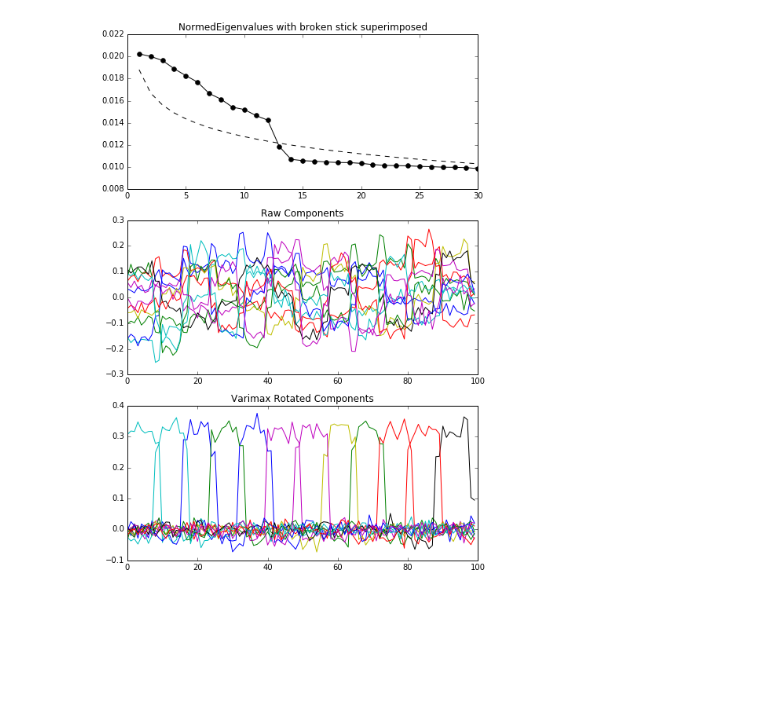
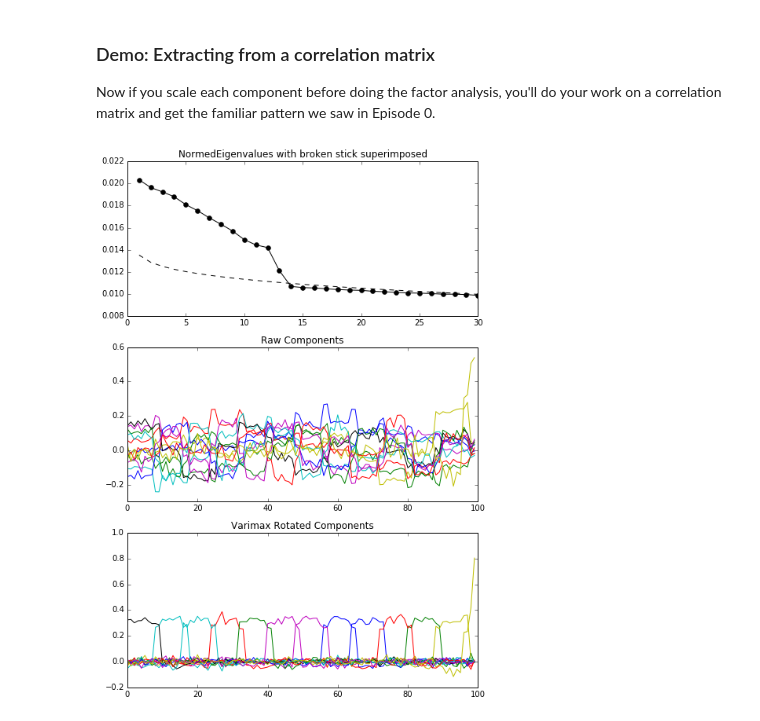
Before and after one commit to bmcmenamin/fa_kit, a Jupyter notebook: examples/Tutorial_Episode1.ipynb, the cells around one changed output. Saved outputs shown, nothing was run; the diff lists cells and outputs as text; code cells hidden in the pictures; blank space fills up the shorter version.

```diff
--- a/examples/Tutorial_Episode1.ipynb
+++ b/examples/Tutorial_Episode1.ipynb
@@ -14,7 +26,4 @@ from fa_kit import plotting as fa_plotting
 # %%
-import pandas as pd
-import string
-
 def make_random_data(n_samp=10000, n_feat=100):
     """
     make some random data with correlated features
@@ -30,6 +39,7 @@ def make_random_data(n_samp=10000, n_feat=100):
     return data
 
 data = make_random_data()
+data[:, :10] *= 2
 
 column_names = [
     "{}{}".format(i, string.lowercase[i % len(string.lowercase)])
@@ -39,5 +49,3 @@ df_data = pd.DataFrame(
     data,
     columns=column_names
     )
-
-df_data.head()
@@ -52,12 +64,13 @@ df_data.head()
 # %%
-def run_pipeline(data, retain_method='broken_stick',
-                 preproc_demean=True, preproc_scale=True,
-                 rotation_method='varimax', **kwargs):
+def run_pipeline(data, preproc_demean=True, preproc_scale=True, **kwargs):
+
+    retain_method='broken_stick'
+    rotation_method='varimax'
 
     # Set up the factor analysis object, indiate how to calculate the
     # association matrix out of this input data.
 
-    fa = FactorAnalysis.load_data(
+    fa = FactorAnalysis.load_data_samples(
         data,
         preproc_demean=preproc_demean,
         preproc_scale=preproc_scale,
@@ -89,11 +117,15 @@ def run_pipeline(data, retain_method='broken_stick',
+# %% [markdown]
+### Demo: Extracting from a correlation matrix
+
+Now if you scale each component before doing the factor analysis, you'll do your work on a correlation matrix and get the familiar pattern we saw in Episode 0.
 # %%
-fa_counts = run_pipeline(
+fa_scaled = run_pipeline(
     df_data,
     retain_method='broken_stick',
-    preproc_scale=True,
-    preproc_demean=True
+    preproc_demean=False,
+    preproc_scale=True
 )
 
-fig = fa_plotting.graph_summary(fa_counts)
+fig = fa_plotting.graph_summary(fa_scaled)
 # %% [output]
-[figure, old version]
+[figure, new version]
```
Also changed, not shown: parts of 11 cells of this notebook, 2 other files.
